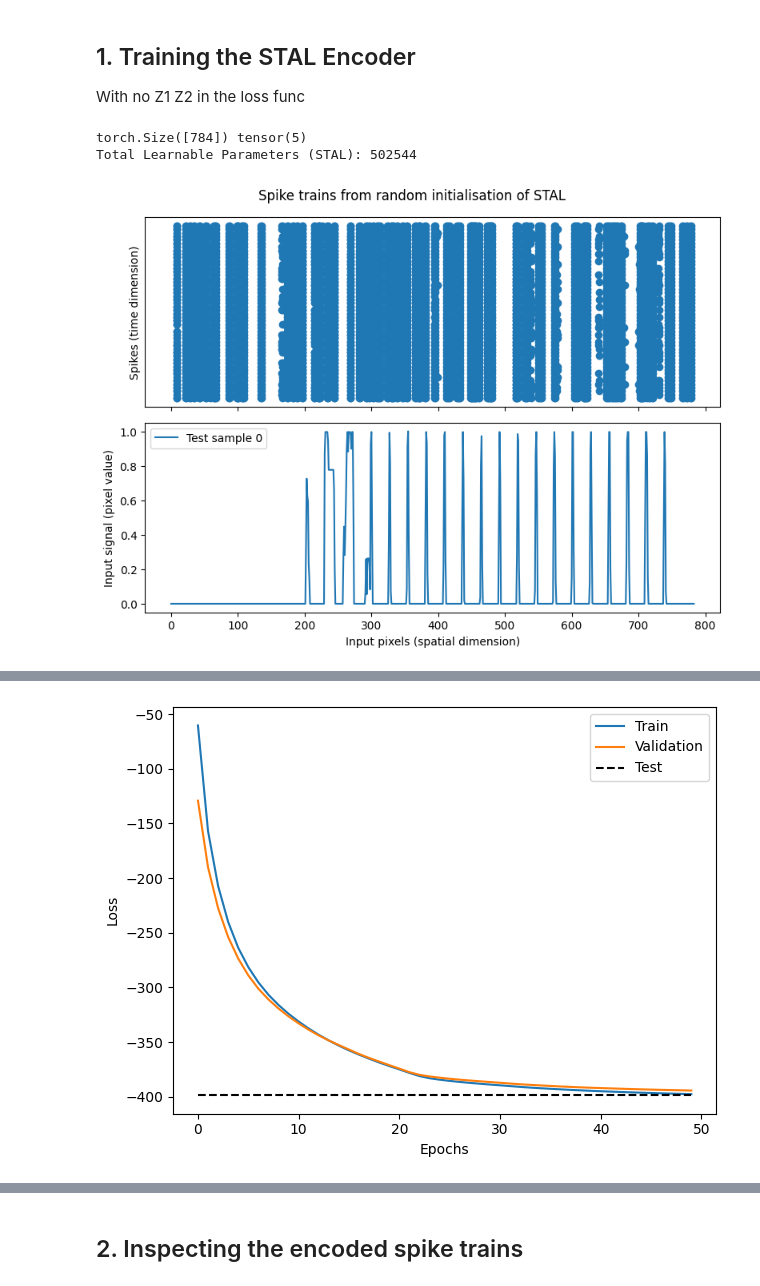
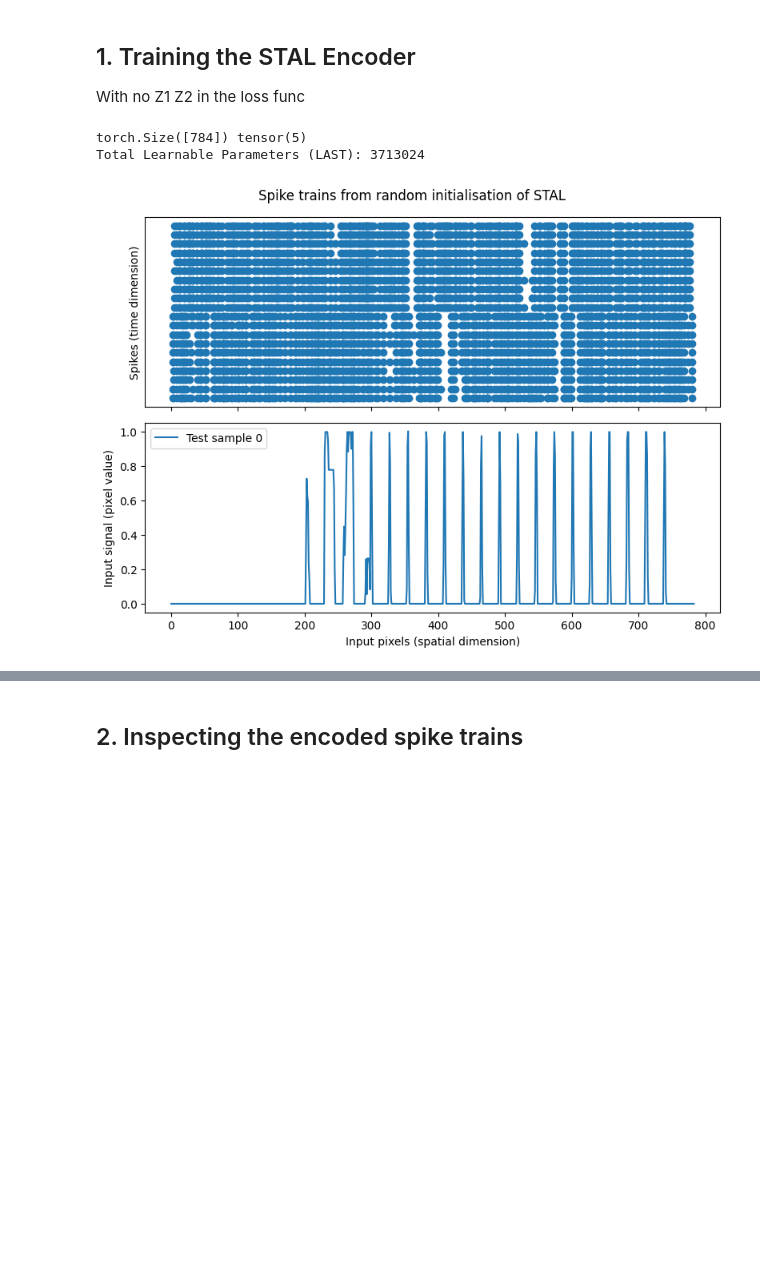
Before and after one commit to freek1/stal-v2, a Jupyter notebook: stal_v_rate_mnist.ipynb, the cells around one changed output, grey strips where cells are left out. Cells and saved outputs as stored; diff of their text form; code cells hidden in the pictures; blank space fills up the shorter version.

```diff
--- a/stal_v_rate_mnist.ipynb
+++ b/stal_v_rate_mnist.ipynb
@@ -13,7 +13,7 @@ from sklearn.model_selection import train_test_split
 import time
 
 from mnist.load_mnist import load_mnist
-from STAL.STAL import SpikeThresholdAdaptiveLearning
+from STAL.LAST import LearningAdaptiveSpikeThresholds as SpikeThresholdAdaptiveLearning
 # from STAL_loss.loss_low_sp import DefaultLoss
 # from STAL_loss.default_loss import DefaultLoss
 from STAL_loss.only_mi_loss import MILoss as DefaultLoss
@@ -28,16 +28,21 @@ train_X, train_y, test_X, test_y = load_mnist()
 print(train_X[0].shape, train_y[0])
 
 omega = train_X[0].size(0)
-psi = 50
+psi = 20
 c = 1
-l1_sz = omega // 2 # 392
-l2_sz = omega // 2 # 196
+
+# Add channel dimension with size c
+train_X = train_X.unsqueeze(1)
+test_X = test_X.unsqueeze(1)
+
+l1_sz = omega * 2 # 392
+l2_sz = omega * 2 # 196
 drop_p = 0#0.2
 
 STAL = SpikeThresholdAdaptiveLearning(omega, psi, c, l1_sz, l2_sz, drop_p)
 STAL.print_learnable_params()
 
-batch_size = 10000
+batch_size = 1000
 x = test_X[:batch_size]
 
 h, Z1, Z2 = STAL(x)
@@ -57,7 +62,7 @@ axs[0].scatter(pixels, (spikes/psi))
 axs[0].set_ylabel("Spikes (time dimension)")
 axs[0].set_yticks([])
 
-axs[1].plot(x[0], label="Test sample 0")
+axs[1].plot(x[0, 0], label="Test sample 0")
 axs[1].set_xlabel("Input pixels (spatial dimension)")
 axs[1].set_ylabel("Input signal (pixel value)")
 axs[1].legend()
@@ -69,11 +74,11 @@ plt.show()
 
 # Loss and Optimizer
 default_loss = DefaultLoss()
-optimizer = torch.optim.AdamW(STAL.parameters(), lr=0.001)
+optimizer = torch.optim.AdamW(STAL.parameters(), lr=0.01)
 
 # Train/Validation
 train_X, val_X, train_y, val_y = train_test_split(train_X, train_y, test_size=0.2, random_state=42)
-n_epochs = 50
+n_epochs = 20
 # train_X = train_X[:batch_size*10] # TODO: revert this
 # val_X = val_X[:batch_size*3]
 # train_y = train_y[:batch_size*10]
@@ -149,34 +154,34 @@ plot_loss(train_loss, val_loss, test_loss)
 
 # Inspect the spike train after training
 STAL.cpu()
 STAL.eval()
 
 B_STAL_tr = train_spiketrains.reshape(-1, omega, c, psi).squeeze(2)
 B_STAL_val = val_spiketrains.reshape(-1, omega, c, psi).squeeze(2)
 B_STAL_ts = test_spiketrains.reshape(-1, omega, c, psi).squeeze(2)
 b = B_STAL_ts[0]
 pixels, spikes = np.where(b == 1)
 
 fig, axs = plt.subplots(2, 1, figsize=(8, 6), sharex=True)
 axs[0].scatter(pixels, (spikes/psi))
 axs[0].set_ylabel("Spikes (time dimension)")
 axs[0].set_yticks([])
 
-axs[1].plot(x[0], label="Test sample 0")
+axs[1].plot(x[0, 0], label="Test sample 0")
 axs[1].set_xlabel("Input pixels (spatial dimension)")
 axs[1].set_ylabel("Input signal (pixel value)")
 axs[1].legend()
 
 plt.suptitle("Spike trains after training of STAL")
 plt.tight_layout()
 # plt.savefig("img/post_training_example_mnist_low_sp.png")
 plt.show()
 
 B_STAL_tr = torch.tensor(B_STAL_tr)
 B_STAL_val = torch.tensor(B_STAL_val)
 B_STAL_ts = torch.tensor(B_STAL_ts)
 # %% [output]
 torch.Size([784]) tensor(5)
-Total Learnable Parameters (STAL): 502544
+Total Learnable Parameters (LAST): 3713024
-[figure, old version]
+[figure, new version]
 Default Loss initialized.
@@ -199 +203,0 @@ Training took 100.47s
-[figure, removed]
```
Also changed, not shown: parts of 6 cells of this notebook.
